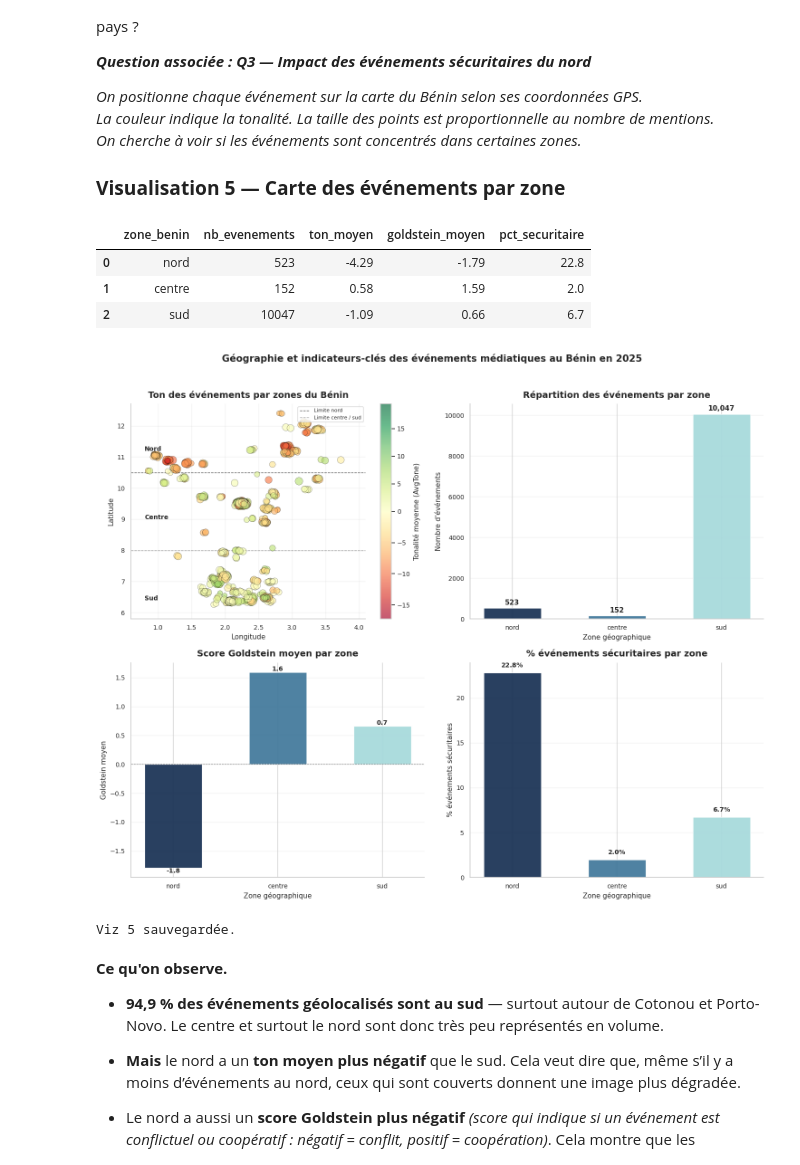
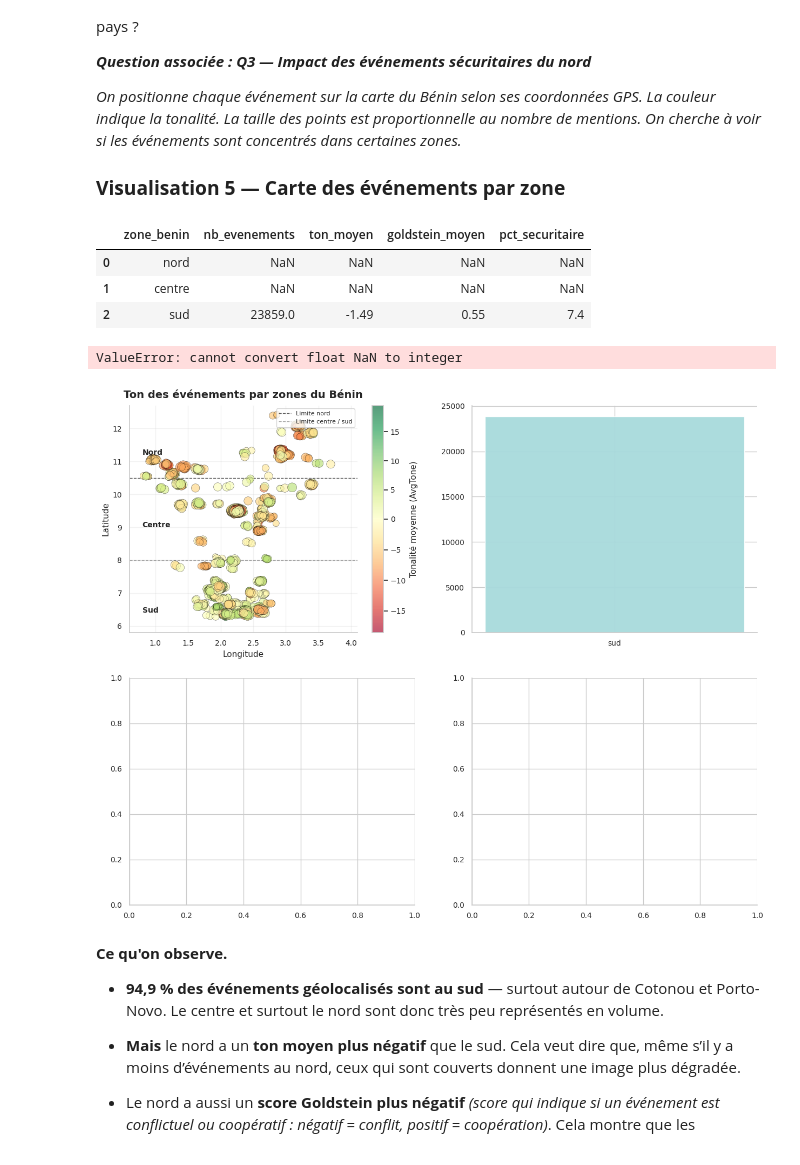
Before and after one commit to CarineEpitech/Hackathon_Isheero_Team04, a Jupyter notebook: benin_insights_challenge/notebooks/02_eda_exploration.ipynb, the cells around one changed output. Saved outputs shown, nothing was run; the diff lists cells and outputs as text; code cells hidden in the pictures.

```diff
--- a/benin_insights_challenge/notebooks/02_eda_exploration.ipynb
+++ b/benin_insights_challenge/notebooks/02_eda_exploration.ipynb
@@ -219,12 +217,13 @@ Le fichier `benin_clean.csv` a été produit par le Data Engineer à partir d'un
 # %%
-DATA_PATH = Path("../data/processed/benin_enrichi.csv")
+DATA_PATH = Path("../data/processed/benin_enrichi.parquet")
 # Fallback si on lance le notebook depuis la racine du repo
 if not DATA_PATH.exists():
-    DATA_PATH = Path("benin_enrichi.csv")
+    DATA_PATH = Path("benin_enrichi.parquet")
 
-df = pd.read_csv(DATA_PATH, parse_dates=['SQLDATE'])
+df = pd.read_parquet(DATA_PATH)
+df["SQLDATE"] = pd.to_datetime(df["SQLDATE"])
 
 print(f"Dimensions du dataset : {df.shape[0]:,} lignes × {df.shape[1]} colonnes")
-print(f"Période couverte      : du {df['SQLDATE'].min().date()} au {df['SQLDATE'].max().date()}")
-print(f"Mémoire utilisée      : {df.memory_usage(deep=True).sum() / 1024**2:.1f} Mo")
+print(f"Période couverte : du {df['SQLDATE'].min().date()} au {df['SQLDATE'].max().date()}")
+print(f"Mémoire utilisée : {df.memory_usage(deep=True).sum() / 1024**2:.1f} Mo")
 # %% [output]
@@ -947,9 +945,9 @@ df_zone['goldstein_moyen'] = df_zone['goldstein_moyen'].round(2)
 df_zone
 # %% [output]
 |  | zone_benin | nb_evenements | ton_moyen | goldstein_moyen | pct_securitaire |
-| 0 | nord | 523 | -4.29 | -1.79 | 22.8 |
-| 1 | centre | 152 | 0.58 | 1.59 | 2.0 |
-| 2 | sud | 10047 | -1.09 | 0.66 | 6.7 |
+| 0 | nord | NaN | NaN | NaN | NaN |
+| 1 | centre | NaN | NaN | NaN | NaN |
+| 2 | sud | 23859.0 | -1.49 | 0.55 | 7.4 |
 # %%
 ordre_zones = ['nord', 'centre', 'sud']
 
@@ -1051,8 +1049,7 @@ for bar in bars:
         ha='center',
         va='bottom',
         fontsize=11,
-        fontweight='bold'
-    )
+        fontweight='bold')
 
 ax.set_xlabel('Zone géographique')
 ax.set_ylabel("Nombre d'événements")
@@ -1084,8 +1081,7 @@ for bar, val in zip(bars, df_zone_plot['goldstein_moyen']):
         ha='center',
         va='bottom' if val >= 0 else 'top',
         fontsize=10,
-        fontweight='bold'
-    )
+        fontweight='bold')
 
 ax.set_xlabel('Zone géographique')
 ax.set_ylabel('Goldstein moyen')
@@ -1112,37 +1108,36 @@ for bar, val in zip(bars, df_zone_plot['pct_securitaire']):
         bar.get_x() + bar.get_width() / 2,
         val + df_zone_plot['pct_securitaire'].max() * 0.02,
         f'{val:.1f}%',
         ha='center',
         va='bottom',
         fontsize=10,
-        fontweight='bold'
-    )
+        fontweight='bold')
 
 ax.set_xlabel('Zone géographique')
 ax.set_ylabel('% événements sécuritaires')
 ax.set_title('% événements sécuritaires par zone', pad=10)
 ax.grid(axis='y', alpha=0.25)
 
 
 # ---------------------------------------------------
 # Finalisation
 # ---------------------------------------------------
 
 plt.suptitle(
     'Géographie et indicateurs-clés des événements médiatiques au Bénin en 2025',
     fontsize=15,
     fontweight='bold',
     y=1.02
 )
 
 plt.tight_layout()
 plt.savefig('outputs/viz5_geo_indicateurs_zone.png', dpi=150, bbox_inches='tight')
 plt.show()
 
 print('Viz 5 sauvegardée.')
 # %% [output]
+ValueError: cannot convert float NaN to integer
-[figure, old version]
+[figure, new version]
-Viz 5 sauvegardée.
 # %% [markdown]
 **Ce qu'on observe.**
 
```
Also changed, not shown: parts of 28 cells of this notebook, 48 other files.
